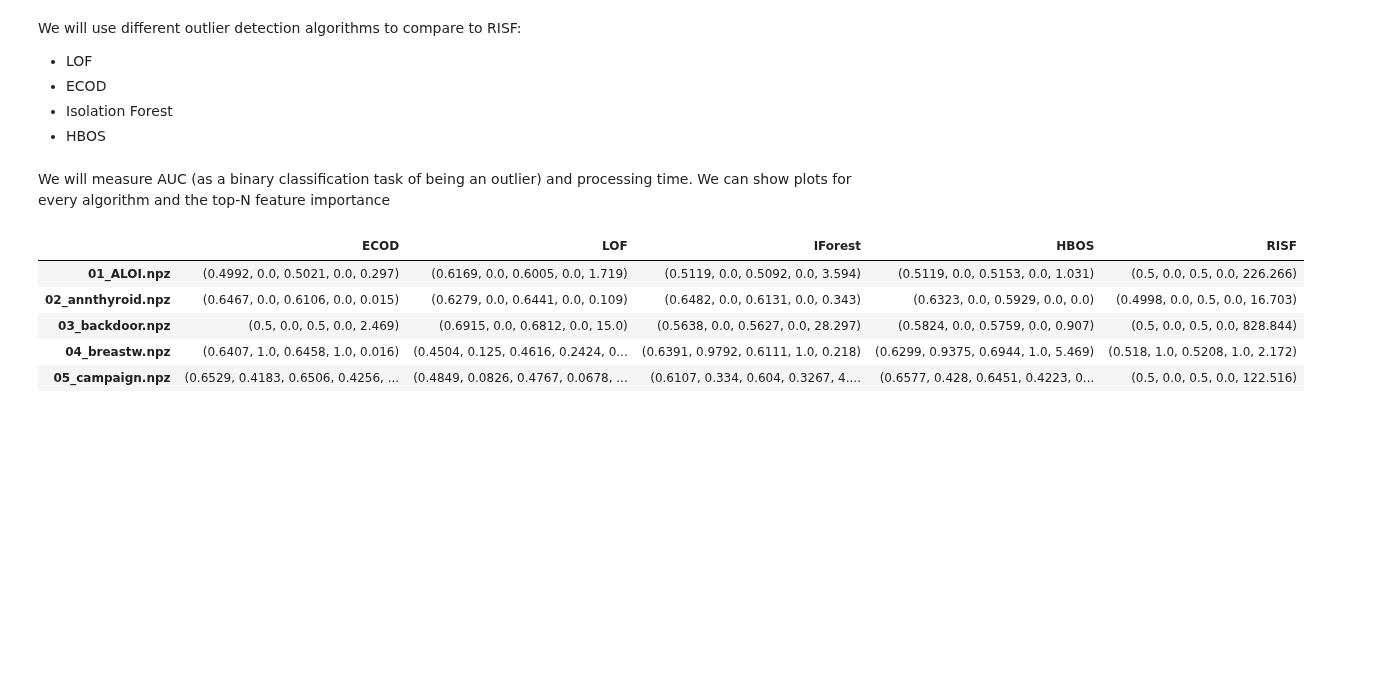
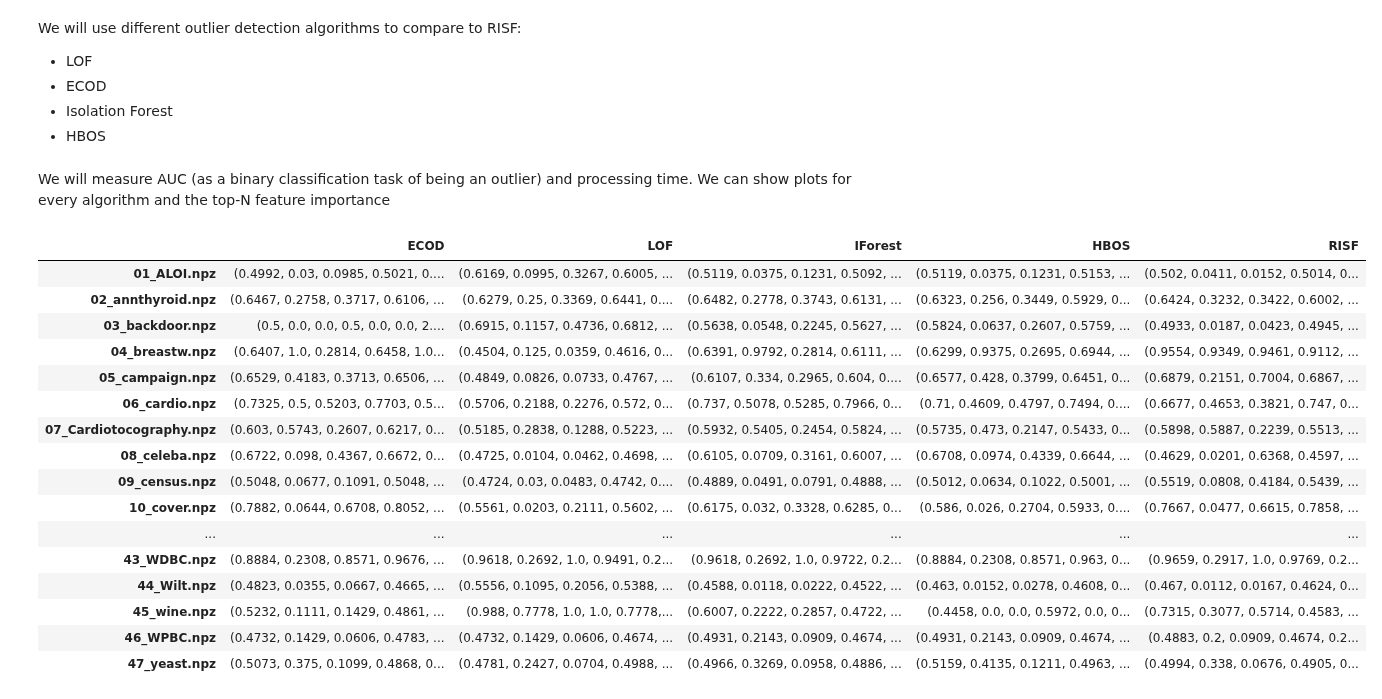
Before and after one commit to SebChw/RSIF, a Jupyter notebook: notebooks/experiment_basic.ipynb, the cells around one changed output. Saved outputs shown, nothing was run; the diff lists cells and outputs as text; code cells hidden in the pictures; blank space fills up the shorter version.

Commit message:
final RISF experiments

```diff
--- a/notebooks/experiment_basic.ipynb
+++ b/notebooks/experiment_basic.ipynb
@@ -39,11 +41,7 @@ algorithms_loop = tqdm(clfs_names, desc=" Algorithms (inner loop)", position=1,
 import warnings
 warnings.filterwarnings('ignore')
 # %%
-cnt = 0
 for data in datasets_loop:
-    if cnt > 4:
-        break
-    cnt +=1
     datasets_loop.set_description(data['name'])
     for clf_name in algorithms_loop:
         algorithms_loop.set_description(clf_name)
@@ -51,34 +49,61 @@ for data in datasets_loop:
         timer.start()
         clf.fit(data['X_train'])
         timer.stop()
+        train_time = timer.time_sec
 
         # get the prediction labels and outlier scores of the training and tests  data
         if clf_name == 'RISF': # other libs return sklearn UndefinedMetricWarning from predicting th train data
             y_train_pred = clf.predict(data['X_train']) # binary labels (0: inliers, 1: outliers)
         else:
             y_train_pred = clf.labels_
+
+        timer.start()
         y_test_pred = clf.predict(data['X_test'])
+        timer.stop()
+        test_time = timer.time_sec
 
         if np.isnan(y_train_pred).any():
-            results[clf_name][data['name']] = (np.nan, np.nan, np.nan, np.nan, np.nan) # AUC/ROC, Rank@N for train,test ; fit Time
+            results[clf_name][data['name']] = (np.nan, np.nan, np.nan, np.nan,
+                                               np.nan, np.nan, np.nan, np.nan)
+                                               # AUC/ROC, Rank@N for train,test ; fit Time
             continue
+
+
+
         roc_train=np.round(roc_auc_score(data['y_train'], y_train_pred), decimals=4)
-        prn_train=np.round(precision_n_scores(data['y_train'], y_train_pred), decimals=4)
+        precision_train=np.round(precision_score(data['y_train'], y_train_pred), decimals=4)
+        recall_train=np.round(recall_score(data['y_train'], y_train_pred), decimals=4)
+        # prn_train=np.round(precision_n_scores(data['y_train'], y_train_pred), decimals=4) # will return to it when scores will be available quickly
         roc_test=np.round(roc_auc_score(data['y_test'], y_test_pred), decimals=4)
-        prn_test=np.round(precision_n_scores(data['y_test'], y_test_pred), decimals=4)
+        precision_train=np.round(precision_score(data['y_train'], y_train_pred), decimals=4)
+        recall_train=np.round(recall_score(data['y_train'], y_train_pred), decimals=4)
+        # prn_test=np.round(precision_n_scores(data['y_test'], y_test_pred), decimals=4) # will return to it when scores will be available quickly
 
-        results[clf_name][data['name']] = (roc_train, prn_train, roc_test, prn_test, timer.time_sec)
+        results[clf_name][data['name']] = (roc_train, precision_train, recall_train,
+                                           roc_test, precision_train, recall_train,
+                                           train_time, train_time)
 # %%
 df = pd.DataFrame(results)
-df.to_pickle('../results/numericalRISF.pkl')
+df.to_pickle('../results/numerical_final.pkl')
 df
 # %% [output]
 |  | ECOD | LOF | IForest | HBOS | RISF |
-| 01_ALOI.npz | (0.4992, 0.0, 0.5021, 0.0, 0.297) | (0.6169, 0.0, 0.6005, 0.0, 1.719) | (0.5119, 0.0, 0.5092, 0.0, 3.594) | (0.5119, 0.0, 0.5153, 0.0, 1.031) | (0.5, 0.0, 0.5, 0.0, 226.266) |
-| 02_annthyroid.npz | (0.6467, 0.0, 0.6106, 0.0, 0.015) | (0.6279, 0.0, 0.6441, 0.0, 0.109) | (0.6482, 0.0, 0.6131, 0.0, 0.343) | (0.6323, 0.0, 0.5929, 0.0, 0.0) | (0.4998, 0.0, 0.5, 0.0, 16.703) |
-| 03_backdoor.npz | (0.5, 0.0, 0.5, 0.0, 2.469) | (0.6915, 0.0, 0.6812, 0.0, 15.0) | (0.5638, 0.0, 0.5627, 0.0, 28.297) | (0.5824, 0.0, 0.5759, 0.0, 0.907) | (0.5, 0.0, 0.5, 0.0, 828.844) |
-| 04_breastw.npz | (0.6407, 1.0, 0.6458, 1.0, 0.016) | (0.4504, 0.125, 0.4616, 0.2424, 0... | (0.6391, 0.9792, 0.6111, 1.0, 0.218) | (0.6299, 0.9375, 0.6944, 1.0, 5.469) | (0.518, 1.0, 0.5208, 1.0, 2.172) |
-| 05_campaign.npz | (0.6529, 0.4183, 0.6506, 0.4256, ... | (0.4849, 0.0826, 0.4767, 0.0678, ... | (0.6107, 0.334, 0.604, 0.3267, 4.... | (0.6577, 0.428, 0.6451, 0.4223, 0... | (0.5, 0.0, 0.5, 0.0, 122.516) |
+| 01_ALOI.npz | (0.4992, 0.03, 0.0985, 0.5021, 0.... | (0.6169, 0.0995, 0.3267, 0.6005, ... | (0.5119, 0.0375, 0.1231, 0.5092, ... | (0.5119, 0.0375, 0.1231, 0.5153, ... | (0.502, 0.0411, 0.0152, 0.5014, 0... |
+| 02_annthyroid.npz | (0.6467, 0.2758, 0.3717, 0.6106, ... | (0.6279, 0.25, 0.3369, 0.6441, 0.... | (0.6482, 0.2778, 0.3743, 0.6131, ... | (0.6323, 0.256, 0.3449, 0.5929, 0... | (0.6424, 0.3232, 0.3422, 0.6002, ... |
+| 03_backdoor.npz | (0.5, 0.0, 0.0, 0.5, 0.0, 0.0, 2.... | (0.6915, 0.1157, 0.4736, 0.6812, ... | (0.5638, 0.0548, 0.2245, 0.5627, ... | (0.5824, 0.0637, 0.2607, 0.5759, ... | (0.4933, 0.0187, 0.0423, 0.4945, ... |
+| 04_breastw.npz | (0.6407, 1.0, 0.2814, 0.6458, 1.0... | (0.4504, 0.125, 0.0359, 0.4616, 0... | (0.6391, 0.9792, 0.2814, 0.6111, ... | (0.6299, 0.9375, 0.2695, 0.6944, ... | (0.9554, 0.9349, 0.9461, 0.9112, ... |
+| 05_campaign.npz | (0.6529, 0.4183, 0.3713, 0.6506, ... | (0.4849, 0.0826, 0.0733, 0.4767, ... | (0.6107, 0.334, 0.2965, 0.604, 0.... | (0.6577, 0.428, 0.3799, 0.6451, 0... | (0.6879, 0.2151, 0.7004, 0.6867, ... |
+| 06_cardio.npz | (0.7325, 0.5, 0.5203, 0.7703, 0.5... | (0.5706, 0.2188, 0.2276, 0.572, 0... | (0.737, 0.5078, 0.5285, 0.7966, 0... | (0.71, 0.4609, 0.4797, 0.7494, 0.... | (0.6677, 0.4653, 0.3821, 0.747, 0... |
+| 07_Cardiotocography.npz | (0.603, 0.5743, 0.2607, 0.6217, 0... | (0.5185, 0.2838, 0.1288, 0.5223, ... | (0.5932, 0.5405, 0.2454, 0.5824, ... | (0.5735, 0.473, 0.2147, 0.5433, 0... | (0.5898, 0.5887, 0.2239, 0.5513, ... |
+| 08_celeba.npz | (0.6722, 0.098, 0.4367, 0.6672, 0... | (0.4725, 0.0104, 0.0462, 0.4698, ... | (0.6105, 0.0709, 0.3161, 0.6007, ... | (0.6708, 0.0974, 0.4339, 0.6644, ... | (0.4629, 0.0201, 0.6368, 0.4597, ... |
+| 09_census.npz | (0.5048, 0.0677, 0.1091, 0.5048, ... | (0.4724, 0.03, 0.0483, 0.4742, 0.... | (0.4889, 0.0491, 0.0791, 0.4888, ... | (0.5012, 0.0634, 0.1022, 0.5001, ... | (0.5519, 0.0808, 0.4184, 0.5439, ... |
+| 10_cover.npz | (0.7882, 0.0644, 0.6708, 0.8052, ... | (0.5561, 0.0203, 0.2111, 0.5602, ... | (0.6175, 0.032, 0.3328, 0.6285, 0... | (0.586, 0.026, 0.2704, 0.5933, 0.... | (0.7667, 0.0477, 0.6615, 0.7858, ... |
+| ... | ... | ... | ... | ... | ... |
+| 43_WDBC.npz | (0.8884, 0.2308, 0.8571, 0.9676, ... | (0.9618, 0.2692, 1.0, 0.9491, 0.2... | (0.9618, 0.2692, 1.0, 0.9722, 0.2... | (0.8884, 0.2308, 0.8571, 0.963, 0... | (0.9659, 0.2917, 1.0, 0.9769, 0.2... |
+| 44_Wilt.npz | (0.4823, 0.0355, 0.0667, 0.4665, ... | (0.5556, 0.1095, 0.2056, 0.5388, ... | (0.4588, 0.0118, 0.0222, 0.4522, ... | (0.463, 0.0152, 0.0278, 0.4608, 0... | (0.467, 0.0112, 0.0167, 0.4624, 0... |
+| 45_wine.npz | (0.5232, 0.1111, 0.1429, 0.4861, ... | (0.988, 0.7778, 1.0, 1.0, 0.7778,... | (0.6007, 0.2222, 0.2857, 0.4722, ... | (0.4458, 0.0, 0.0, 0.5972, 0.0, 0... | (0.7315, 0.3077, 0.5714, 0.4583, ... |
+| 46_WPBC.npz | (0.4732, 0.1429, 0.0606, 0.4783, ... | (0.4732, 0.1429, 0.0606, 0.4674, ... | (0.4931, 0.2143, 0.0909, 0.4674, ... | (0.4931, 0.2143, 0.0909, 0.4674, ... | (0.4883, 0.2, 0.0909, 0.4674, 0.2... |
+| 47_yeast.npz | (0.5073, 0.375, 0.1099, 0.4868, 0... | (0.4781, 0.2427, 0.0704, 0.4988, ... | (0.4966, 0.3269, 0.0958, 0.4886, ... | (0.5159, 0.4135, 0.1211, 0.4963, ... | (0.4994, 0.338, 0.0676, 0.4905, 0... |
 # %%
 multiTable = df.copy()
 
```
Also changed, not shown: parts of 11 cells of this notebook, 9 other files.
